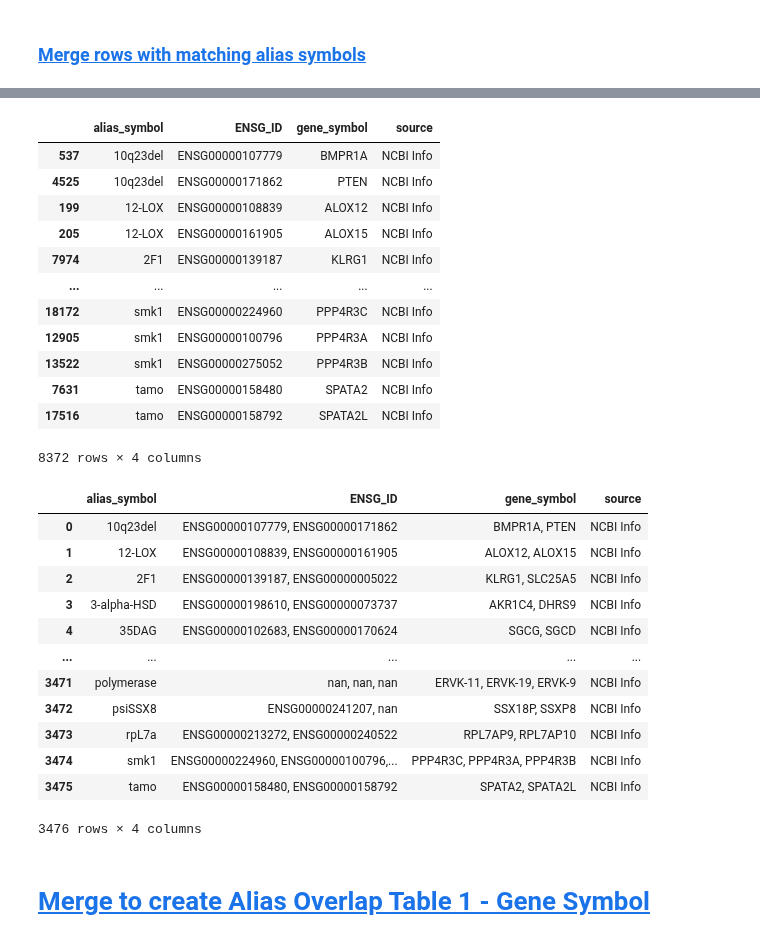
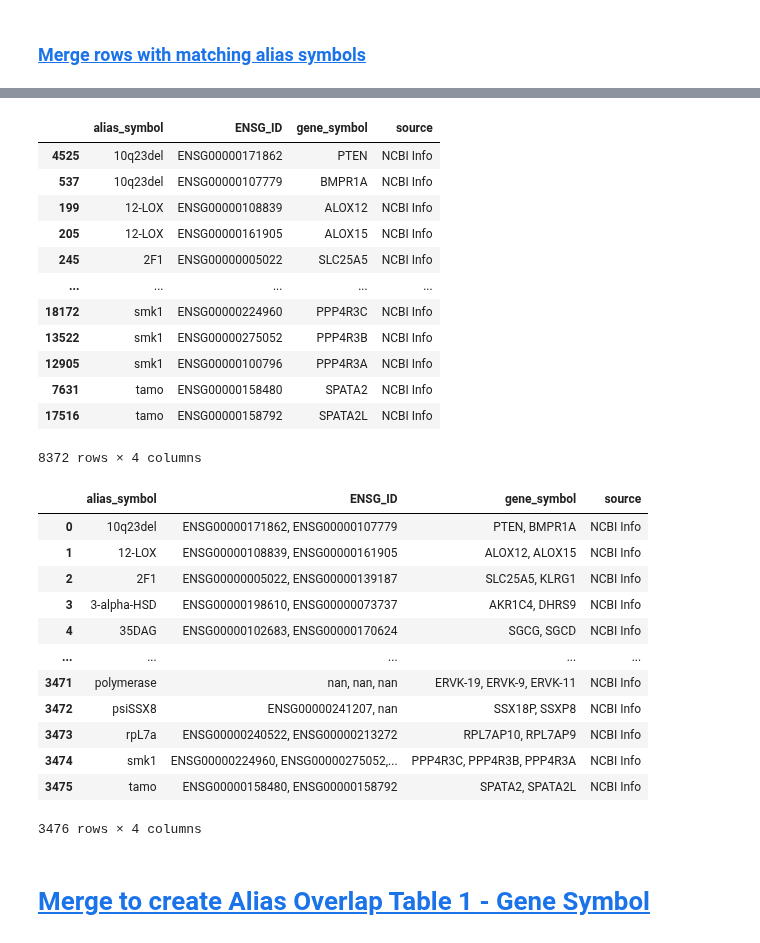
Before and after one commit to cancervariants/gene-harmony-analysis, a Jupyter notebook: total_alias_overlap.ipynb, the cells around one changed output, grey strips where cells are left out. Drawn from its saved outputs; the diff is of its cells as text; code cells hidden in the pictures.

```diff
--- a/total_alias_overlap.ipynb
+++ b/total_alias_overlap.ipynb
@@ -858,7 +868,7 @@ mini_ncbi_df.head(5)
 # %% [markdown]
 ### <a id='toc3_1_8_'></a>[Sort alias symbols alphabetically](#toc0_)
 # %%
-mini_ncbi_df = mini_ncbi_df.sort_values('alias_symbol')
-mini_ncbi_df.head(5)
+aa_collision_ncbi_df = aa_collision_ncbi_df.sort_values('alias_symbol')
+aa_collision_ncbi_df.head(5)
 # %% [output]
 |  | NCBI_ID | gene_symbol | alias_symbol | HGNC_ID | ENSG_ID |
@@ -877,5 +887,5 @@ len(ncbi_alias_alias_collision_primary_symbol_set)
 # %%
-mini_ncbi_df['source'] = 'NCBI Info'
-mini_ncbi_df
+aa_collision_ncbi_df['source'] = 'NCBI Info'
+aa_collision_ncbi_df
 # %% [output]
 |  | NCBI_ID | gene_symbol | alias_symbol | HGNC_ID | ENSG_ID | source |
@@ -1079,5 +1096,5 @@ mini_ncbi_df_2 = mini_ncbi_df.drop_duplicates(subset = ["alias_symbol", "gene_sy
 # %%
-mini_ncbi_df_2 = mini_ncbi_df[['alias_symbol', 'ENSG_ID', 'gene_symbol', 'source']]
-mini_ncbi_df_2
+aa_collision_ncbi_df_2 = aa_collision_ncbi_df[['alias_symbol', 'ENSG_ID', 'gene_symbol', 'source']]
+aa_collision_ncbi_df_2
 # %% [output]
 |  | alias_symbol | ENSG_ID | gene_symbol | source |
@@ -1114,0 +1115,3 @@ mini_ncbi_df_2
+# %%
+aa_collision_ncbi_df_2 = aa_collision_ncbi_df_2.applymap(str)
+aa_collision_ncbi_df_2
@@ -1115,37 +1132,37 @@ mini_ncbi_df_2
 # %%
-mini_ncbi_df_2['ENSG_ID'] = mini_ncbi_df_2['ENSG_ID'].str.replace('NAN','nan')
-mini_ncbi_df_2
+aa_collision_ncbi_df_2['ENSG_ID'] = aa_collision_ncbi_df_2['ENSG_ID'].str.replace('NAN','nan')
+aa_collision_ncbi_df_2
 # %% [output]
 |  | alias_symbol | ENSG_ID | gene_symbol | source |
+| 4525 | 10q23del | ENSG00000171862 | PTEN | NCBI Info |
 | 537 | 10q23del | ENSG00000107779 | BMPR1A | NCBI Info |
-| 4525 | 10q23del | ENSG00000171862 | PTEN | NCBI Info |
 | 199 | 12-LOX | ENSG00000108839 | ALOX12 | NCBI Info |
 | 205 | 12-LOX | ENSG00000161905 | ALOX15 | NCBI Info |
-| 7974 | 2F1 | ENSG00000139187 | KLRG1 | NCBI Info |
+| 245 | 2F1 | ENSG00000005022 | SLC25A5 | NCBI Info |
 | ... | ... | ... | ... | ... |
 | 18172 | smk1 | ENSG00000224960 | PPP4R3C | NCBI Info |
+| 13522 | smk1 | ENSG00000275052 | PPP4R3B | NCBI Info |
 | 12905 | smk1 | ENSG00000100796 | PPP4R3A | NCBI Info |
-| 13522 | smk1 | ENSG00000275052 | PPP4R3B | NCBI Info |
 | 7631 | tamo | ENSG00000158480 | SPATA2 | NCBI Info |
 | 17516 | tamo | ENSG00000158792 | SPATA2L | NCBI Info |
 8372 rows × 4 columns
 # %%
-mini_ncbi_df_2 = mini_ncbi_df_2.groupby('alias_symbol').agg({'ENSG_ID': ', '.join,
+aa_collision_ncbi_df_2 = aa_collision_ncbi_df_2.groupby('alias_symbol').agg({'ENSG_ID': ', '.join,
                              'gene_symbol': ', '.join,
                              'source':'first' }).reset_index()
-mini_ncbi_df_2
+aa_collision_ncbi_df_2
 # %% [output]
 |  | alias_symbol | ENSG_ID | gene_symbol | source |
-| 0 | 10q23del | ENSG00000107779, ENSG00000171862 | BMPR1A, PTEN | NCBI Info |
+| 0 | 10q23del | ENSG00000171862, ENSG00000107779 | PTEN, BMPR1A | NCBI Info |
 | 1 | 12-LOX | ENSG00000108839, ENSG00000161905 | ALOX12, ALOX15 | NCBI Info |
-| 2 | 2F1 | ENSG00000139187, ENSG00000005022 | KLRG1, SLC25A5 | NCBI Info |
+| 2 | 2F1 | ENSG00000005022, ENSG00000139187 | SLC25A5, KLRG1 | NCBI Info |
 | 3 | 3-alpha-HSD | ENSG00000198610, ENSG00000073737 | AKR1C4, DHRS9 | NCBI Info |
 | 4 | 35DAG | ENSG00000102683, ENSG00000170624 | SGCG, SGCD | NCBI Info |
 | ... | ... | ... | ... | ... |
-| 3471 | polymerase | nan, nan, nan | ERVK-11, ERVK-19, ERVK-9 | NCBI Info |
+| 3471 | polymerase | nan, nan, nan | ERVK-19, ERVK-9, ERVK-11 | NCBI Info |
 | 3472 | psiSSX8 | ENSG00000241207, nan | SSX18P, SSXP8 | NCBI Info |
-| 3473 | rpL7a | ENSG00000213272, ENSG00000240522 | RPL7AP9, RPL7AP10 | NCBI Info |
-| 3474 | smk1 | ENSG00000224960, ENSG00000100796,... | PPP4R3C, PPP4R3A, PPP4R3B | NCBI Info |
+| 3473 | rpL7a | ENSG00000240522, ENSG00000213272 | RPL7AP10, RPL7AP9 | NCBI Info |
+| 3474 | smk1 | ENSG00000224960, ENSG00000275052,... | PPP4R3C, PPP4R3B, PPP4R3A | NCBI Info |
 | 3475 | tamo | ENSG00000158480, ENSG00000158792 | SPATA2, SPATA2L | NCBI Info |
 3476 rows × 4 columns
 # %% [markdown]
```
Also changed, not shown: parts of 165 cells of this notebook.
